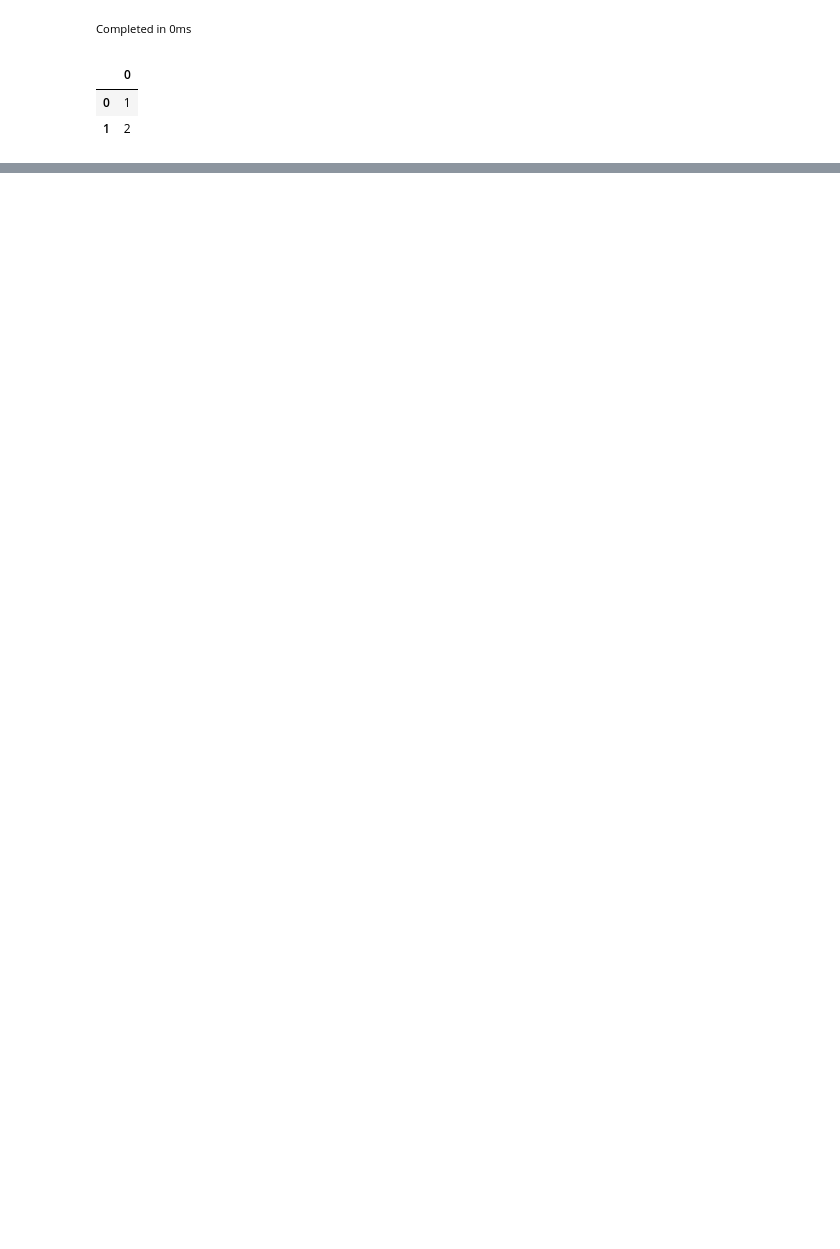
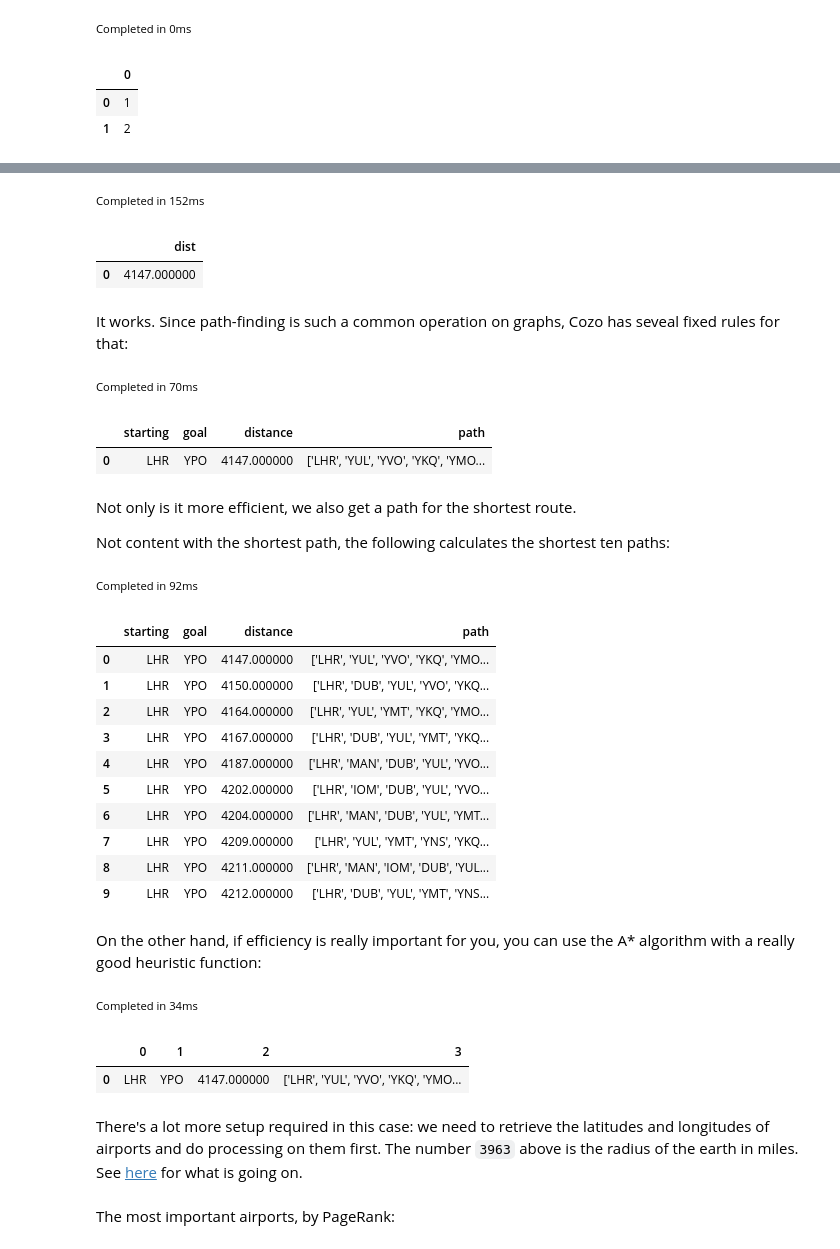
Before and after one commit to cozodb/cozo, a Jupyter notebook: docs/tutorial/tutorial.ipynb, the cells around one changed output, grey strips where cells are left out. Cells and saved outputs as stored; diff of their text form; code cells hidden in the pictures; blank space fills up the shorter version.

```diff
--- a/docs/tutorial/tutorial.ipynb
+++ b/docs/tutorial/tutorial.ipynb
@@ -170,0 +1215,62 @@ and Cozo is designed to deal with very complicated recursions.
+# %%
+shortest[b, min(dist)] := :route{fr: 'LHR', to: b, dist}
+                          # Start with the airport 'LHR', retrieve a direct route from 'LHR' to b
+
+shortest[b, min(dist)] := shortest[c, d1], # Start with an existing shortest route from 'LHR' to c
+                          :route{fr: c, to: b, dist: d2},  # Retrieve a direct route from c to b
+                          dist = d1 + d2 # Add the distances
+
+?[dist] := shortest['YPO', dist] # Extract the answer for 'YPO'.
+                                 # We chose it since it is the hardest airport to get to from 'LHR'.
+# %% [output]
+Completed in 152ms
+|  | dist |
+| 0 | 4147.000000 |
+# %% [markdown]
+It works. Since path-finding is such a common operation on graphs, Cozo has seveal fixed rules for that:
+# %%
+starting[] <- [['LHR']]
+goal[] <- [['YPO']]
+?[starting, goal, distance, path] <~ ShortestPathDijkstra(:route[], starting[], goal[])
+# %% [output]
+Completed in 70ms
+|  | starting | goal | distance | path |
+| 0 | LHR | YPO | 4147.000000 | ['LHR', 'YUL', 'YVO', 'YKQ', 'YMO... |
+# %% [markdown]
+Not only is it more efficient, we also get a path for the shortest route.
+
+Not content with the shortest path, the following calculates the shortest ten paths:
+# %%
+starting[] <- [['LHR']]
+goal[] <- [['YPO']]
+?[starting, goal, distance, path] <~ KShortestPathYen(:route[], starting[], goal[], k: 10)
+# %% [output]
+Completed in 92ms
+|  | starting | goal | distance | path |
+| 0 | LHR | YPO | 4147.000000 | ['LHR', 'YUL', 'YVO', 'YKQ', 'YMO... |
+| 1 | LHR | YPO | 4150.000000 | ['LHR', 'DUB', 'YUL', 'YVO', 'YKQ... |
+| 2 | LHR | YPO | 4164.000000 | ['LHR', 'YUL', 'YMT', 'YKQ', 'YMO... |
+| 3 | LHR | YPO | 4167.000000 | ['LHR', 'DUB', 'YUL', 'YMT', 'YKQ... |
+| 4 | LHR | YPO | 4187.000000 | ['LHR', 'MAN', 'DUB', 'YUL', 'YVO... |
+| 5 | LHR | YPO | 4202.000000 | ['LHR', 'IOM', 'DUB', 'YUL', 'YVO... |
+| 6 | LHR | YPO | 4204.000000 | ['LHR', 'MAN', 'DUB', 'YUL', 'YMT... |
+| 7 | LHR | YPO | 4209.000000 | ['LHR', 'YUL', 'YMT', 'YNS', 'YKQ... |
+| 8 | LHR | YPO | 4211.000000 | ['LHR', 'MAN', 'IOM', 'DUB', 'YUL... |
+| 9 | LHR | YPO | 4212.000000 | ['LHR', 'DUB', 'YUL', 'YMT', 'YNS... |
+# %% [markdown]
+On the other hand, if efficiency is really important for you, you can use the A* algorithm with a really good heuristic function:
+# %%
+code_lat_lon[code, lat, lon] := :airport{code, lat, lon}
+starting[code, lat, lon] := code = 'LHR', :airport{code, lat, lon};
+goal[code, lat, lon] := code = 'YPO', :airport{code, lat, lon};
+?[] <~ ShortestPathAStar(:route[], code_lat_lon[node, lat1, lon1], starting[], goal[goal, lat2, lon2], heuristic: haversine_deg_input(lat1, lon1, lat2, lon2) * 3963);
+# %% [output]
+Completed in 34ms
+|  | 0 | 1 | 2 | 3 |
+| 0 | LHR | YPO | 4147.000000 | ['LHR', 'YUL', 'YVO', 'YKQ', 'YMO... |
+# %% [markdown]
+There's a lot more setup required in this case: we need to retrieve the latitudes and longitudes of airports and do processing on them first.
+The number `3963` above is the radius of the earth in miles.
+See [here](https://cozodb.github.io/current/manual/algorithms.html#Algo.ShortestPathAStar) for what is going on.
+# %% [markdown]
+The most important airports, by PageRank:
```
Also changed, not shown: parts of 184 cells of this notebook, 8 other files.
